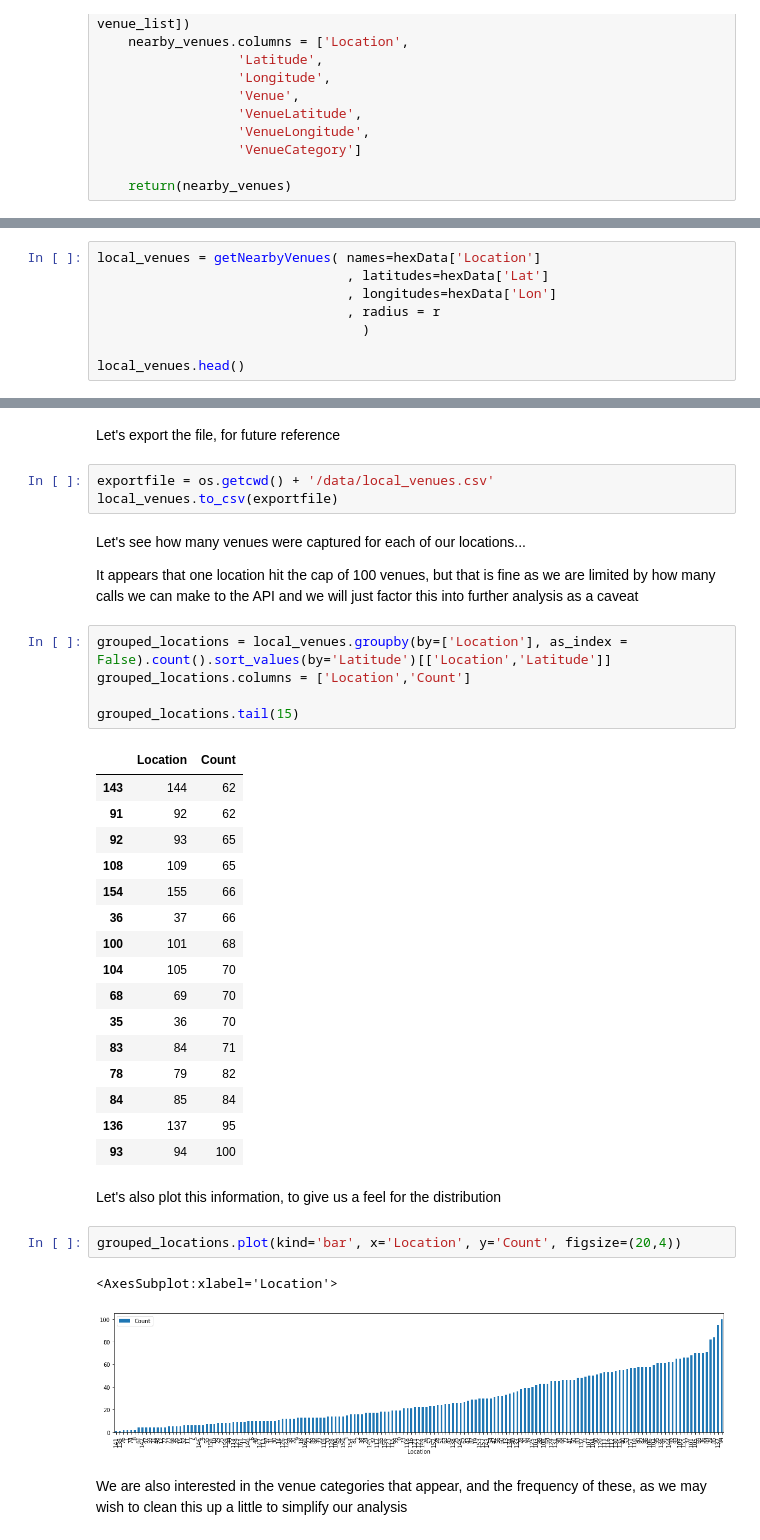
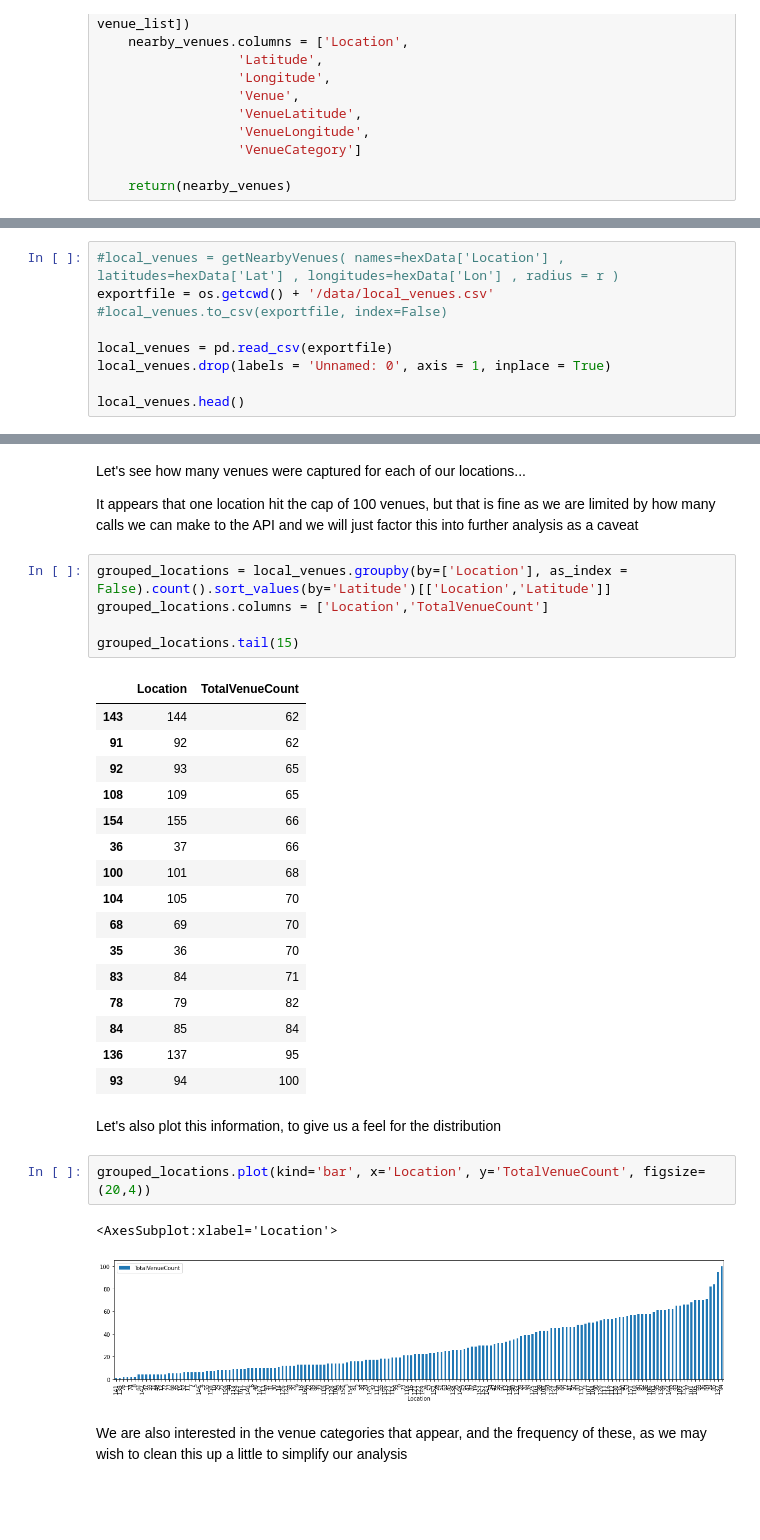
Before and after one commit to tomreimer16/Coursera_Capstone, a Jupyter notebook: capstone-london-analysis.ipynb, the cells around one changed output, grey strips where cells are left out. Cells and saved outputs as stored; diff of their text form; blank space fills up the shorter version.

```diff
--- a/capstone-london-analysis.ipynb
+++ b/capstone-london-analysis.ipynb
@@ -267,9 +271,10 @@ First, let's pull the nearby venues for each of our locations
 # %%
-local_venues = getNearbyVenues( names=hexData['Location']
-                                , latitudes=hexData['Lat']
-                                , longitudes=hexData['Lon']
-                                , radius = r
-                                  )
+#local_venues = getNearbyVenues( names=hexData['Location'] , latitudes=hexData['Lat'] , longitudes=hexData['Lon'] , radius = r )
+exportfile = os.getcwd() + '/data/local_venues.csv'
+#local_venues.to_csv(exportfile, index=False)
+
+local_venues = pd.read_csv(exportfile)
+local_venues.drop(labels = 'Unnamed: 0', axis = 1, inplace = True)
 
 local_venues.head()
 # %% [output]
@@ -286,19 +287,14 @@ local_venues.shape
-# %% [markdown]
-Let's export the file, for future reference
-# %%
-exportfile = os.getcwd() + '/data/local_venues.csv'
-local_venues.to_csv(exportfile)
 # %% [markdown]
 Let's see how many venues were captured for each of our locations...
 
 It appears that one location hit the cap of 100 venues, but that is fine as we are limited by how many calls we can make to the API and we will just factor this into further analysis as a caveat
 # %%
 grouped_locations = local_venues.groupby(by=['Location'], as_index = False).count().sort_values(by='Latitude')[['Location','Latitude']]
-grouped_locations.columns = ['Location','Count']
+grouped_locations.columns = ['Location','TotalVenueCount']
 
 grouped_locations.tail(15)
 # %% [output]
-|  | Location | Count |
+|  | Location | TotalVenueCount |
 | 143 | 144 | 62 |
 | 91 | 92 | 62 |
 | 92 | 93 | 65 |
@@ -317,10 +313,10 @@ grouped_locations.tail(15)
 # %% [markdown]
 Let's also plot this information, to give us a feel for the distribution
 # %%
-grouped_locations.plot(kind='bar', x='Location', y='Count', figsize=(20,4))
+grouped_locations.plot(kind='bar', x='Location', y='TotalVenueCount', figsize=(20,4))
 # %% [output]
 <AxesSubplot:xlabel='Location'>
-[figure, old version]
+[figure, new version]
 # %% [markdown]
 We are also interested in the venue categories that appear, and the frequency of these, as we may wish to clean this up a little to simplify our analysis
 # %%
```
Also changed, not shown: parts of 37 cells of this notebook.
